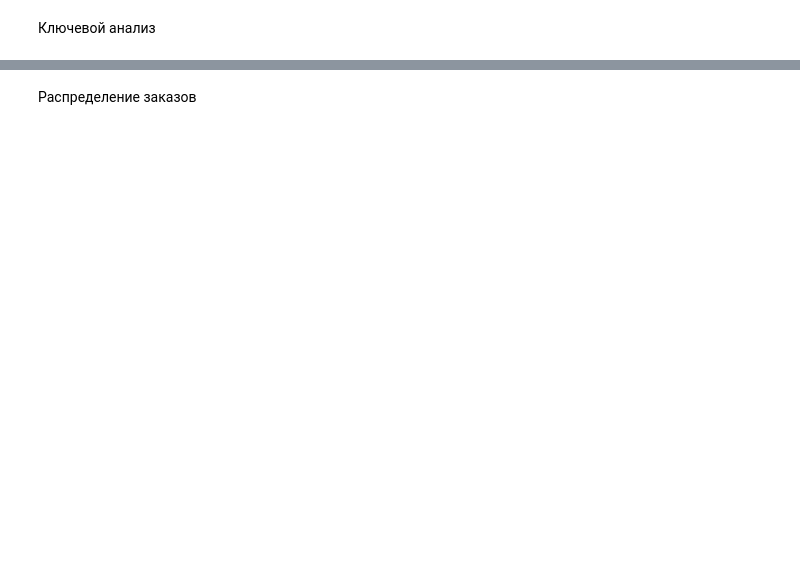
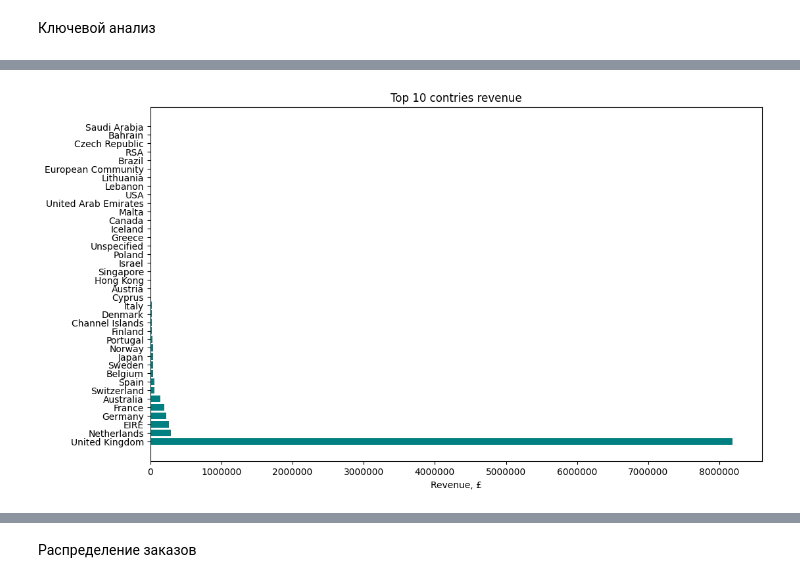
Before and after one commit to imamorr/online-retail-analysis, a Jupyter notebook: notebooks/analysis.ipynb, the cells around one changed output, grey strips where cells are left out. Cells and saved outputs as stored; diff of their text form; code cells hidden in the pictures; blank space fills up the shorter version.

```diff
--- a/notebooks/analysis.ipynb
+++ b/notebooks/analysis.ipynb
@@ -88,3 +220,12 @@ print(countries_revenue)
+# %%
+plt.figure(figsize=(12, 7))
+plt.barh(countries_revenue['country'], countries_revenue['revenue'], color='teal')
+plt.title('Top 10 contries revenue')
+plt.xlabel('Revenue, £')
+plt.ticklabel_format(axis='x', style='plain')
+plt.show()
+# %% [output]
+[figure, added]
 # %%
 top_prods = df2.groupby('description').agg({'revenue': 'sum', 'quantity': 'sum'}).reset_index()\
     .sort_values('revenue', ascending=False).reset_index()
```
Also changed, not shown: parts of 13 cells of this notebook.
